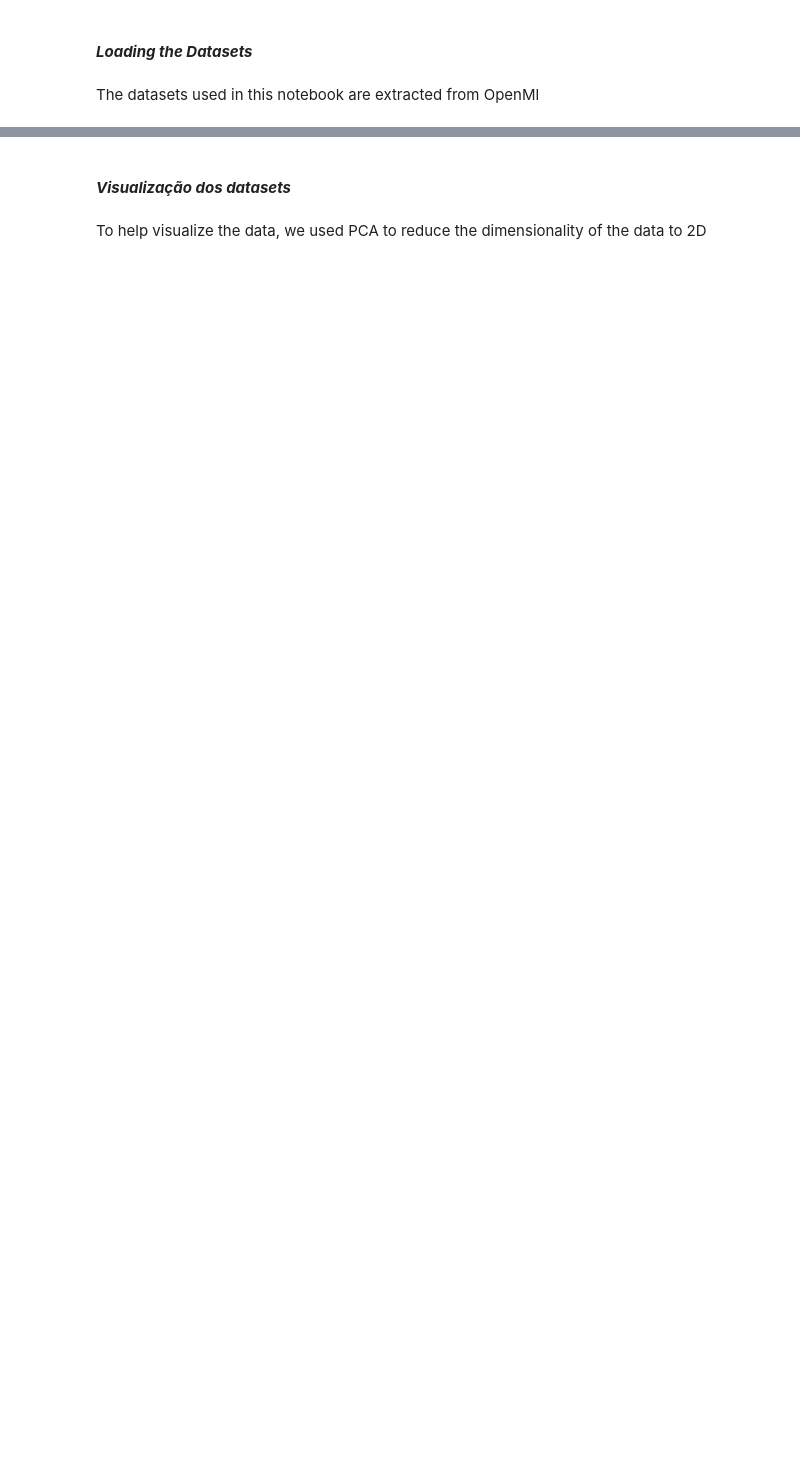
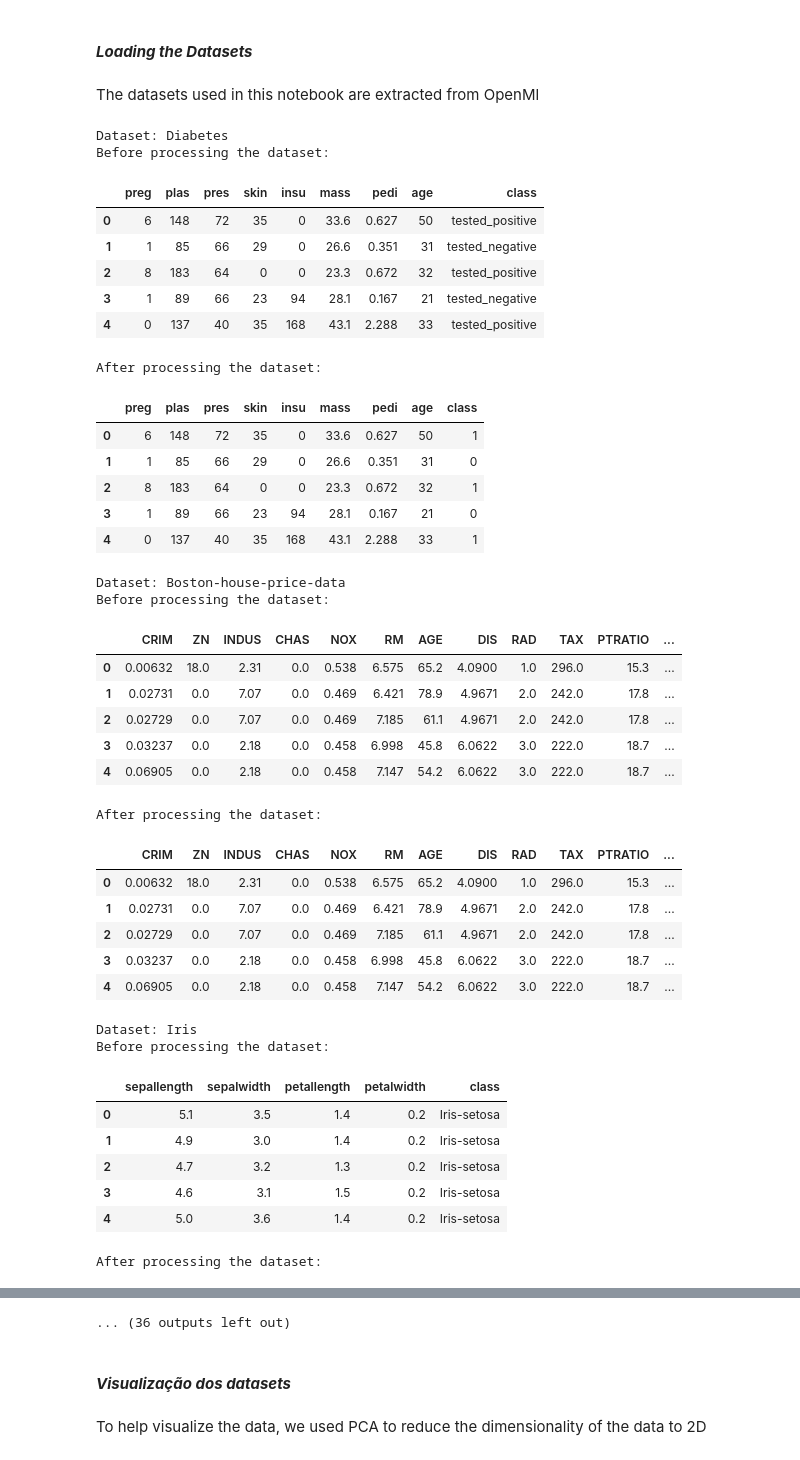
Before and after one commit to franciscoribeiro2003/KNN-NearestNeighbourVariation, a Jupyter notebook: knn.ipynb, the cells around one changed output, grey strips where cells are left out. Saved outputs shown, nothing was run; the diff lists cells and outputs as text; code cells hidden in the pictures; blank space fills up the shorter version.

```diff
--- a/knn.ipynb
+++ b/knn.ipynb
@@ -22,23 +44,73 @@ The datasets used in this notebook are extracted from OpenMl
 # %%
 datasets = []                                        # list of datasets that store tuples X, y
 dataCrossVal = []                                    # list of tuples X, y
 
 ids = [37,43465,61,40983,44,59,458,187,54,1464,1491,334] #[37,163,40498,187,41,1527,40983] #,1459
 datasets_name = [
                  "Diabetes",                         # list of datasets names
                  "Boston-house-price-data",
                  "Iris",
                  "Wilt",
                  "Spambase",
                  "59",
                  "458",
                  "Wine Quality ",
                  "Vehicle",
                  "Blood-transfusion-service-center",
                  "One-hundred-plants-margin",
                  "Monks-problems-2"
                 ]
 
-# Fetch and prepare the datasets
-for i in ids:
-    datasets.append(af.fetch_and_prepare_dataset(i))
+for i in range(len(ids)):
+    dataset = fetch_openml(data_id=ids[i])
+    X = dataset.data
+    y = dataset.target
+    data = X, y
+    name = datasets_name[i]
+    print(f"Dataset: {name}")
+    print(f"Before processing the dataset:")
+    table_data(name,data)
+    X,y = af.preprocess_data(X, y)
+    data = X, y
+    print(f"After processing the dataset:")
+    table_data(name, data)
+# %% [output]
+Dataset: Diabetes
+Before processing the dataset:
+|  | preg | plas | pres | skin | insu | mass | pedi | age | class |
+| 0 | 6 | 148 | 72 | 35 | 0 | 33.6 | 0.627 | 50 | tested_positive |
+| 1 | 1 | 85 | 66 | 29 | 0 | 26.6 | 0.351 | 31 | tested_negative |
+| 2 | 8 | 183 | 64 | 0 | 0 | 23.3 | 0.672 | 32 | tested_positive |
+| 3 | 1 | 89 | 66 | 23 | 94 | 28.1 | 0.167 | 21 | tested_negative |
+| 4 | 0 | 137 | 40 | 35 | 168 | 43.1 | 2.288 | 33 | tested_positive |
+After processing the dataset:
+|  | preg | plas | pres | skin | insu | mass | pedi | age | class |
+| 0 | 6 | 148 | 72 | 35 | 0 | 33.6 | 0.627 | 50 | 1 |
+| 1 | 1 | 85 | 66 | 29 | 0 | 26.6 | 0.351 | 31 | 0 |
+| 2 | 8 | 183 | 64 | 0 | 0 | 23.3 | 0.672 | 32 | 1 |
+| 3 | 1 | 89 | 66 | 23 | 94 | 28.1 | 0.167 | 21 | 0 |
+| 4 | 0 | 137 | 40 | 35 | 168 | 43.1 | 2.288 | 33 | 1 |
+Dataset: Boston-house-price-data
+Before processing the dataset:
+|  | CRIM | ZN | INDUS | CHAS | NOX | RM | AGE | DIS | RAD | TAX | PTRATIO | ... |
+| 0 | 0.00632 | 18.0 | 2.31 | 0.0 | 0.538 | 6.575 | 65.2 | 4.0900 | 1.0 | 296.0 | 15.3 | ... |
+| 1 | 0.02731 | 0.0 | 7.07 | 0.0 | 0.469 | 6.421 | 78.9 | 4.9671 | 2.0 | 242.0 | 17.8 | ... |
+| 2 | 0.02729 | 0.0 | 7.07 | 0.0 | 0.469 | 7.185 | 61.1 | 4.9671 | 2.0 | 242.0 | 17.8 | ... |
+| 3 | 0.03237 | 0.0 | 2.18 | 0.0 | 0.458 | 6.998 | 45.8 | 6.0622 | 3.0 | 222.0 | 18.7 | ... |
+| 4 | 0.06905 | 0.0 | 2.18 | 0.0 | 0.458 | 7.147 | 54.2 | 6.0622 | 3.0 | 222.0 | 18.7 | ... |
+After processing the dataset:
+|  | CRIM | ZN | INDUS | CHAS | NOX | RM | AGE | DIS | RAD | TAX | PTRATIO | ... |
+| 0 | 0.00632 | 18.0 | 2.31 | 0.0 | 0.538 | 6.575 | 65.2 | 4.0900 | 1.0 | 296.0 | 15.3 | ... |
+| 1 | 0.02731 | 0.0 | 7.07 | 0.0 | 0.469 | 6.421 | 78.9 | 4.9671 | 2.0 | 242.0 | 17.8 | ... |
+| 2 | 0.02729 | 0.0 | 7.07 | 0.0 | 0.469 | 7.185 | 61.1 | 4.9671 | 2.0 | 242.0 | 17.8 | ... |
+| 3 | 0.03237 | 0.0 | 2.18 | 0.0 | 0.458 | 6.998 | 45.8 | 6.0622 | 3.0 | 222.0 | 18.7 | ... |
+| 4 | 0.06905 | 0.0 | 2.18 | 0.0 | 0.458 | 7.147 | 54.2 | 6.0622 | 3.0 | 222.0 | 18.7 | ... |
+Dataset: Iris
+Before processing the dataset:
+|  | sepallength | sepalwidth | petallength | petalwidth | class |
+| 0 | 5.1 | 3.5 | 1.4 | 0.2 | Iris-setosa |
+| 1 | 4.9 | 3.0 | 1.4 | 0.2 | Iris-setosa |
+| 2 | 4.7 | 3.2 | 1.3 | 0.2 | Iris-setosa |
+| 3 | 4.6 | 3.1 | 1.5 | 0.2 | Iris-setosa |
+| 4 | 5.0 | 3.6 | 1.4 | 0.2 | Iris-setosa |
+After processing the dataset:
@@ -45,3 +123,4 @@ for i in ids:
+... (36 outputs left out)
 # %% [markdown]
 #### ***Visualização dos datasets***
 # %% [markdown]
```
Also changed, not shown: parts of 8 cells of this notebook, 1 other file.
